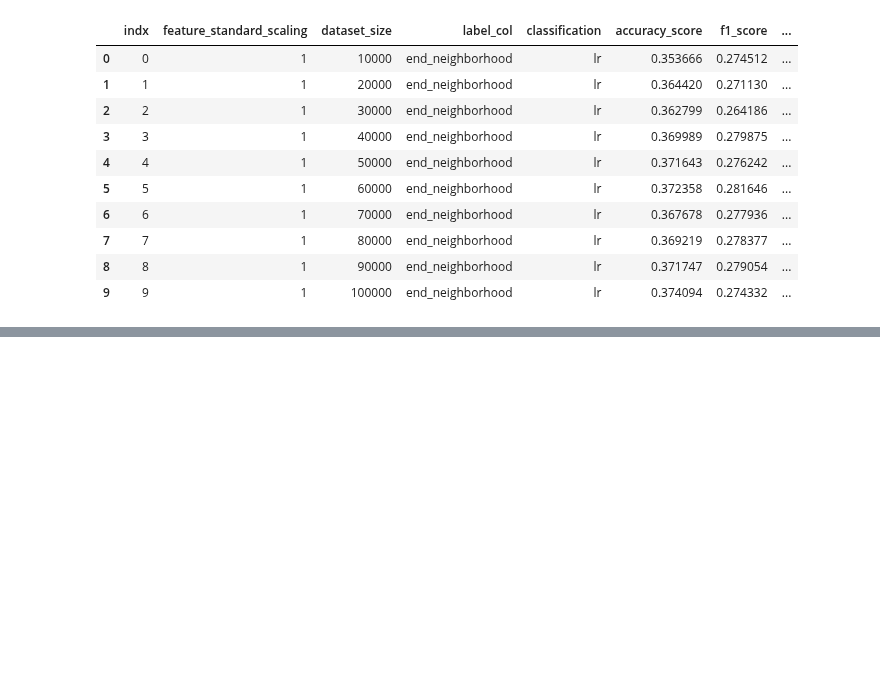
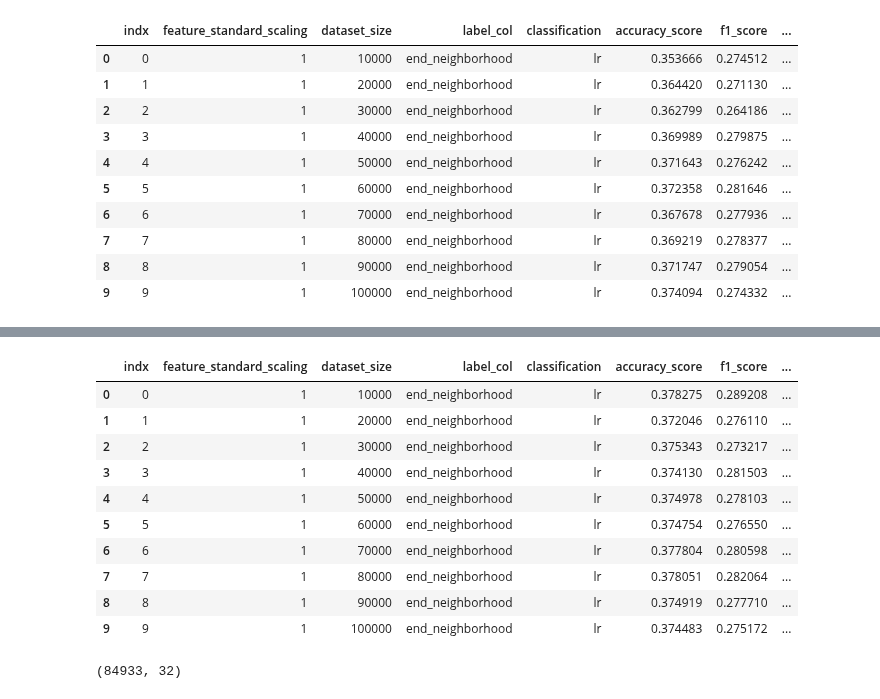
Before and after one commit to namoopsoo/learn-citibike, a Jupyter notebook: try_SGD_05072016.ipynb, the cells around one changed output, grey strips where cells are left out. Cells and saved outputs as stored; diff of their text form; code cells hidden in the pictures; blank space fills up the shorter version.

Commit message:
applying pipeline to held out dataset too

```diff
--- a/try_SGD_05072016.ipynb
+++ b/try_SGD_05072016.ipynb
@@ -93,3 +94,22 @@ def make_new_datasets(dry_run=True):
 
     datasets = create_datasets_from_sizes(dataset_source, sizes, dry_run)
     return datasets
+# %%
+filenames = [
+    '201509_10-citibike-tripdata.csv.annotated.100000.06112016T2152.csv',
+    '201509_10-citibike-tripdata.csv.annotated.200000.06112016T2152.csv',
+    '201509_10-citibike-tripdata.csv.annotated.300000.06112016T2153.csv',
+    '201509_10-citibike-tripdata.csv.annotated.400000.06112016T2153.csv',
+    '201509_10-citibike-tripdata.csv.annotated.500000.06112016T2153.csv',
+    '201509_10-citibike-tripdata.csv.annotated.600000.06112016T2154.csv',
+    '201509_10-citibike-tripdata.csv.annotated.700000.06112016T2154.csv',
+    '201509_10-citibike-tripdata.csv.annotated.800000.06112016T2155.csv',
+    '201509_10-citibike-tripdata.csv.annotated.900000.06112016T2156.csv',
+    '201509_10-citibike-tripdata.csv.annotated.1000000.06112016T2157.csv'
+]
+
+medium_datasets = []
+for i, name in enumerate(filenames):
+    size = (i+1)*10**5
+    definition = {'size': size, 'name': name}
+    medium_datasets.append(definition)
@@ -209,13 +273,13 @@ def experiment_with_sgd(datasets, holdout_df=None):
         definition.update(delta_definition)
 
         annotated_df = choose_end_station_label_column(df, label_column)
-        if holdout_df:
+        if holdout_df is not None:
             holdout_df_annotated = choose_end_station_label_column(
                     holdout_df, label_column)
         else:
             holdout_df_annotated = None
 
-        import pdb; pdb.set_trace()
+
         clf, results = build_classifier_to_predict_destination_station(
                                                                 definition,
                                                                 annotated_df,
@@ -747,3 +813,3 @@ results4_df
 # %%
-results5 = experiment_with_sgd(mini_datasets, holdout_df)
+results5 = pdb.runcall(experiment_with_sgd, mini_datasets, holdout_df)
 # %% [output]
@@ -912,0 +935,20 @@ out
+# %%
+results5_df = _df_from_results(results5)
+# %%
+results5_df
+# %% [output]
+|  | indx | feature_standard_scaling | dataset_size | label_col | classification | accuracy_score | f1_score | ... |
+| 0 | 0 | 1 | 10000 | end_neighborhood | lr | 0.378275 | 0.289208 | ... |
+| 1 | 1 | 1 | 20000 | end_neighborhood | lr | 0.372046 | 0.276110 | ... |
+| 2 | 2 | 1 | 30000 | end_neighborhood | lr | 0.375343 | 0.273217 | ... |
+| 3 | 3 | 1 | 40000 | end_neighborhood | lr | 0.374130 | 0.281503 | ... |
+| 4 | 4 | 1 | 50000 | end_neighborhood | lr | 0.374978 | 0.278103 | ... |
+| 5 | 5 | 1 | 60000 | end_neighborhood | lr | 0.374754 | 0.276550 | ... |
+| 6 | 6 | 1 | 70000 | end_neighborhood | lr | 0.377804 | 0.280598 | ... |
+| 7 | 7 | 1 | 80000 | end_neighborhood | lr | 0.378051 | 0.282064 | ... |
+| 8 | 8 | 1 | 90000 | end_neighborhood | lr | 0.374919 | 0.277710 | ... |
+| 9 | 9 | 1 | 100000 | end_neighborhood | lr | 0.374483 | 0.275172 | ... |
+# %%
+holdout_df.shape
+# %% [output]
+(84933, 32)
```
Also changed, not shown: parts of 28 cells of this notebook, 3 other files.
